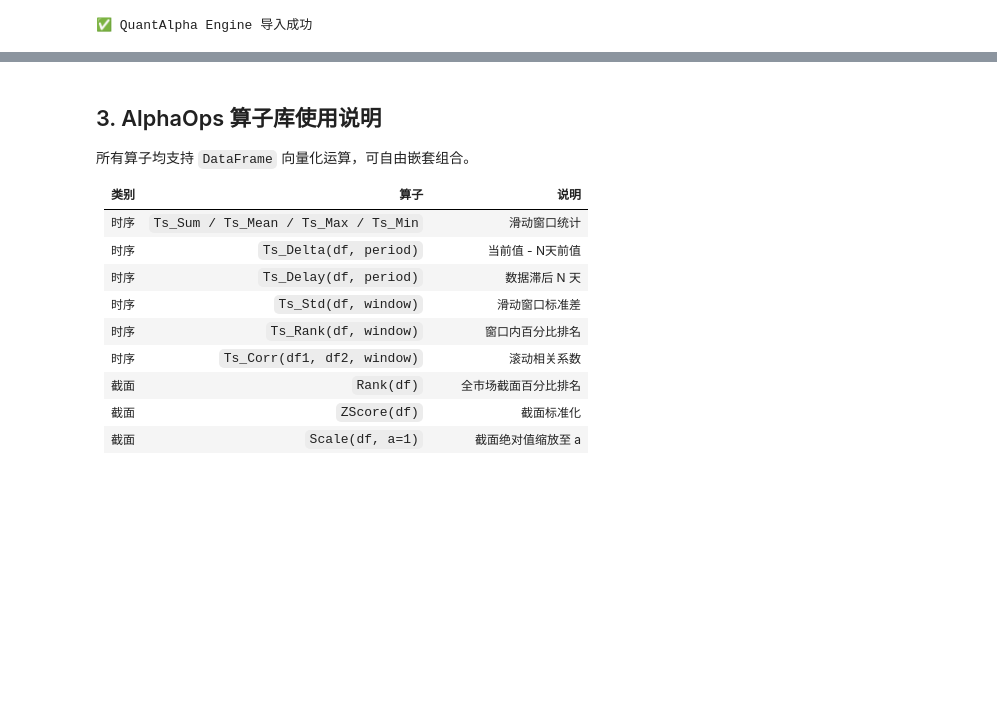
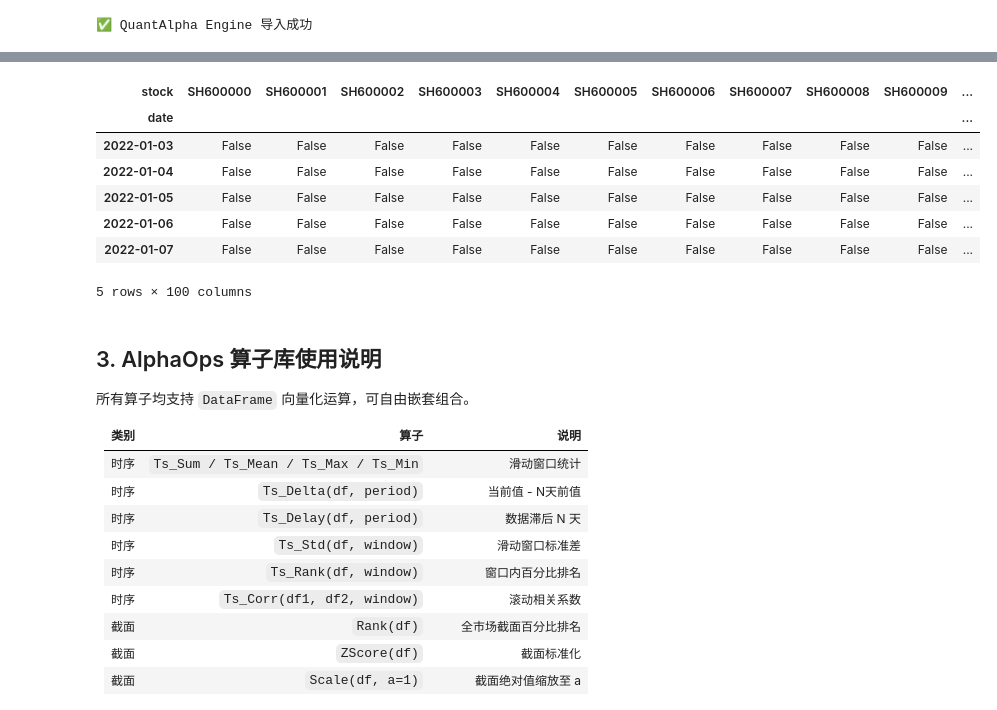
Before and after one commit to muterC/StockFrame, a Jupyter notebook: QuantAlpha_Demo.ipynb, the cells around one changed output, grey strips where cells are left out. Drawn from its saved outputs; the diff is of its cells as text; code cells hidden in the pictures; blank space fills up the shorter version.

```diff
--- a/QuantAlpha_Demo.ipynb
+++ b/QuantAlpha_Demo.ipynb
@@ -267,0 +59,27 @@ plt.show()
+# %%
+# 生成数据
+gen = MockDataGenerator(
+    n_stocks    = 100,          # 股票数量
+    n_days      = 504,          # 交易日数（约2年）
+    n_industries = 10,          # 行业数量
+    seed        = 42,           # 随机种子（固定复现）
+    mu          = 0.08,         # 年化漂移率（基础）
+    sigma       = 0.30,         # 年化波动率（基础）
+)
+data = gen.generate()
+
+# 提取各数据字段
+close    = data.close
+volume   = data.volume
+high     = data.high
+low      = data.low
+industry = data.industry     # Series: stock -> industry_name
+is_susp  = data.is_suspended  # DataFrame: bool
+is_limit = data.is_limit      # DataFrame: bool
+
+print(f'价格数据维度:   {close.shape}  (交易日 × 股票)')
+print(f'数据时间范围:   {close.index[0].date()} ~ {close.index[-1].date()}')
+print(f'停牌天数比例:   {is_susp.values.mean()*100:.2f}%')
+print(f'涨跌停天数比例: {is_limit.values.mean()*100:.2f}%')
+print(f'\n行业分布：')
+print(industry.value_counts())
@@ -268,3 +105,14 @@ plt.show()
+# %%
+is_limit.head()
+# %% [output]
+| stock | SH600000 | SH600001 | SH600002 | SH600003 | SH600004 | SH600005 | SH600006 | SH600007 | SH600008 | SH600009 | ... |
+| date |  |  |  |  |  |  |  |  |  |  | ... |
+| 2022-01-03 | False | False | False | False | False | False | False | False | False | False | ... |
+| 2022-01-04 | False | False | False | False | False | False | False | False | False | False | ... |
+| 2022-01-05 | False | False | False | False | False | False | False | False | False | False | ... |
+| 2022-01-06 | False | False | False | False | False | False | False | False | False | False | ... |
+| 2022-01-07 | False | False | False | False | False | False | False | False | False | False | ... |
+5 rows × 100 columns
 # %% [markdown]
 ## 3. AlphaOps 算子库使用说明
 
```
Also changed, not shown: parts of 11 cells of this notebook.
